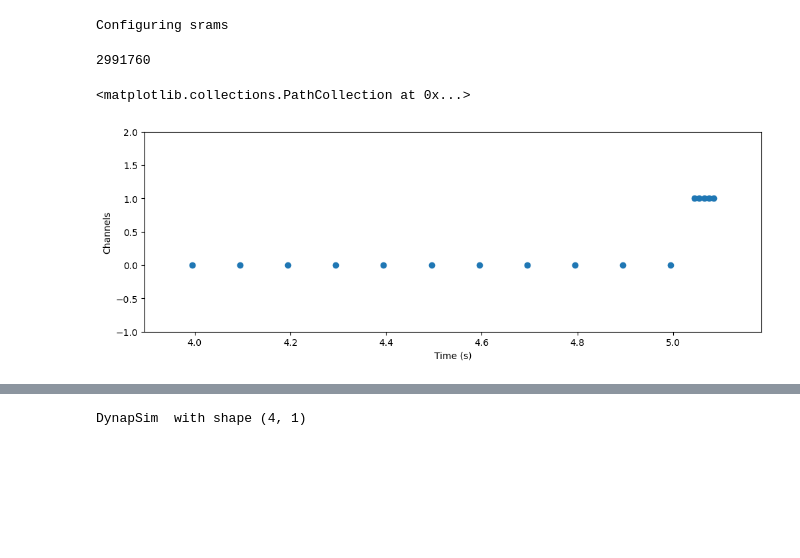
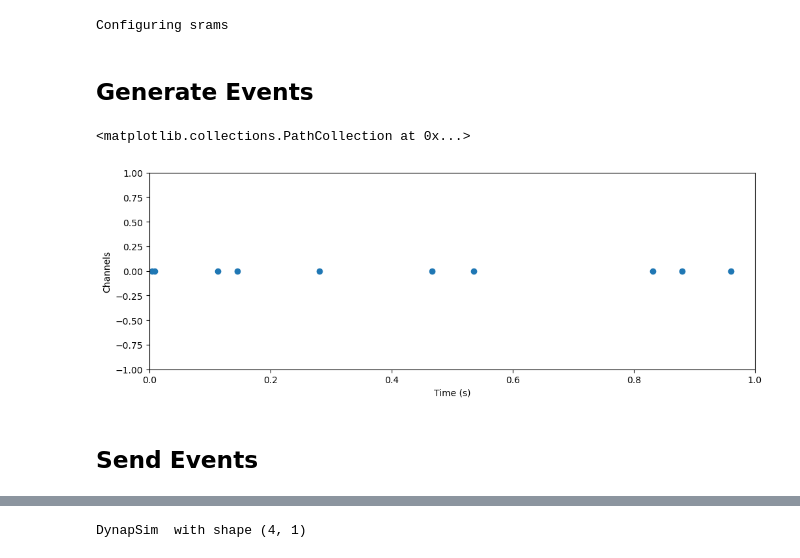
Before and after one commit to synsense/rockpool, a Jupyter notebook: docs/devices/DynapSE/dynapse2.ipynb, the cells around one changed output, grey strips where cells are left out. Drawn from its saved outputs; the diff is of its cells as text; code cells hidden in the pictures; blank space fills up the shorter version.

```diff
--- a/docs/devices/DynapSE/dynapse2.ipynb
+++ b/docs/devices/DynapSE/dynapse2.ipynb
@@ -187,22 +104,12 @@ model.apply_configuration(myConfig)
 time.sleep(1)
 # %% [output]
 Configuring srams
-# %%
-get_fpga_time(board=board)
-# %% [output]
-2991760
-# %%
-from rockpool.devices.dynapse.deploy.fpga import TSEventSE2
-import numpy as np
-
-ts = get_fpga_time(board=board) + 1000000
-times = [t for t in np.arange(ts*1e-6, ts*1e-6 + 1.005, 1e-1)]
-channels = [0 for _ in range(len(times))]
-times2 = [t for t in np.arange(times[-1]+ 0.05, times[-1] + 0.1, 1e-2)]
-channels += [1 for _ in range(len(times2))]
-times = times + times2
-ts = TSEventSE2(times, channels, t_start = ts*1e-6 - 0.1, t_stop = times[-1] + .1, idx_map={0:(1, 0, 0, 1024), 1:(15,-1,-1,2047)})
-ts.plot()
-# %% [output]
-<matplotlib.collections.PathCollection at 0x...>
-[figure, removed]
+# %% [markdown]
+## Generate Events
+# %%
+pst = poisson_spike_train(1, 1.0, 10, 1e-6)
+ts_poisson = TSEvent.from_raster(pst, 1e-6)
+ts_poisson.plot()
+# %% [output]
+<matplotlib.collections.PathCollection at 0x...>
+[figure, added]
@@ -208,0 +118,2 @@ ts.plot()
+# %% [markdown]
+## Send Events
```
Also changed, not shown: parts of 32 cells of this notebook.
